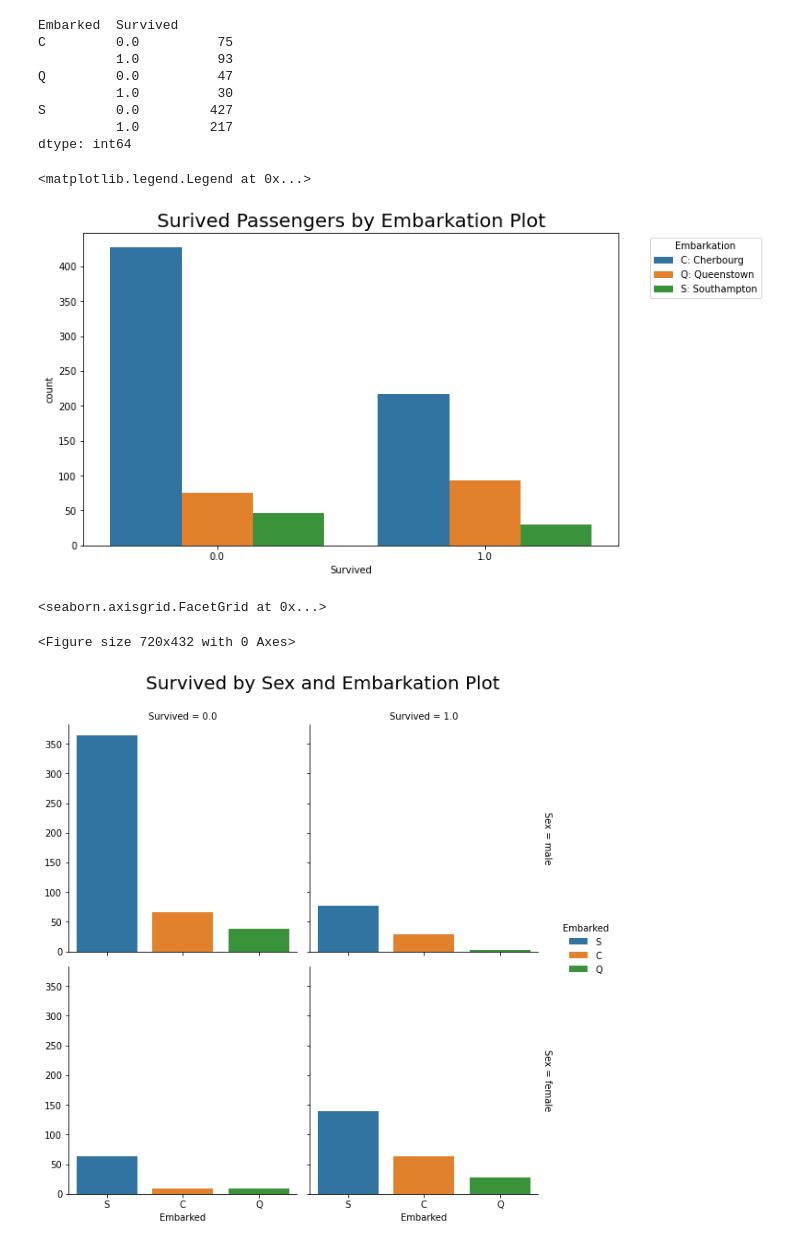
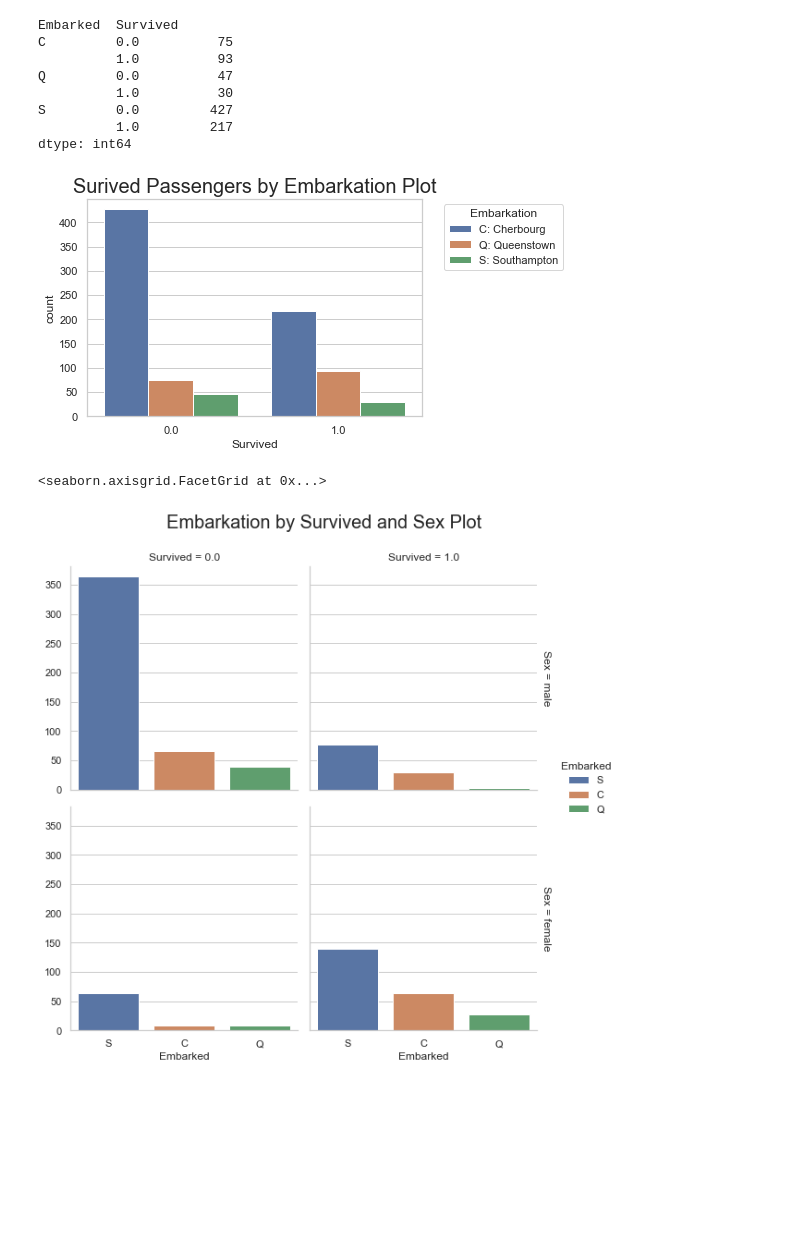
Before and after one commit to malabidi/Titanic, a Jupyter notebook: Titanic_predictions_jupyter_notebook.ipynb, the cells around one changed output. Drawn from its saved outputs; the diff is of its cells as text; code cells hidden in the pictures; blank space fills up the shorter version.

```diff
--- a/Titanic_predictions_jupyter_notebook.ipynb
+++ b/Titanic_predictions_jupyter_notebook.ipynb
@@ -149,4 +149,5 @@ dtype: int64
 plt.figure(figsize=(10,6))
 sns.countplot(x = "Survived", hue = "Pclass", data = df).set_title('Survived by Pclass Plot', fontsize=20)
 plt.legend(bbox_to_anchor=(1.05, 1), loc=2, borderaxespad=0.)
+sns.set_style("whitegrid")
 # %% [output]
@@ -157,4 +157,5 @@ plt.figure(figsize=(10,6))
 g = sns.FacetGrid(df, row='Sex', col="Survived", hue="Pclass", margin_titles=True, height=3, aspect=1)
 g.map(sns.countplot,"Pclass", order=[1,2,3])
 g.fig.suptitle('Survived plot by Sex and Plcass', y=1.05, fontsize=20)
+sns.set_style("whitegrid")
 # %% [output]
@@ -181,8 +181,9 @@ SibSp  Survived
 8      0.0           7
 dtype: int64
 # %%
-plt.figure(figsize=(10,6))
+plt.figure(figsize=(8,6))
 sns.countplot(x = "Survived", hue = "SibSp", data = df).set_title('Surived Passengers by number of Siblings Plot',
                                                                       fontsize=20)
 plt.legend(bbox_to_anchor=(1.05, 1), loc=2, borderaxespad=0.)
+sns.set_style("whitegrid")
 # %% [output]
@@ -191,8 +191,8 @@ plt.legend(bbox_to_anchor=(1.05, 1), loc=2, borderaxespad=0.)
 # %%
-plt.figure(figsize=(10,6))
 g = sns.FacetGrid(df, row='Sex', col="Survived", hue="SibSp", margin_titles=True, height=4, aspect=1)
 g.map(sns.countplot,"SibSp", order=[1,2,3,4,5,6,7,8])
 g.fig.suptitle('Survived by Sex and Plcass Plot', y=1.05, fontsize=20)
+sns.set_style("whitegrid")
 g.add_legend()
 # %% [output]
 <seaborn.axisgrid.FacetGrid at 0x...>
@@ -212,25 +211,23 @@ S         0.0         427
           1.0         217
 dtype: int64
 # %%
-plt.figure(figsize=(10,6))
 sns.countplot(x = "Survived", hue = "Embarked",
               data = df).set_title('Surived Passengers by Embarkation Plot', fontsize=20)
 plt.legend(bbox_to_anchor=(1.05, 1), title='Embarkation', loc='upper left',
            labels=['C: Cherbourg', 'Q: Queenstown', 'S: Southampton'])
+sns.set_style("whitegrid")
 # %% [output]
-<matplotlib.legend.Legend at 0x...>
-[figure, old version]
+[figure, new version]
 # %%
-plt.figure(figsize=(10,6))
 g = sns.FacetGrid(df, row='Sex', col="Survived", hue="Embarked", margin_titles=True, height=4, aspect=1)
 g.map(sns.countplot,"Embarked", order=['S','C','Q'])
-g.fig.suptitle('Survived by Sex and Embarkation Plot', y=1.05, fontsize=20)
+g.fig.suptitle('Embarkation by Survived and Sex Plot', y=1.05, fontsize=20)
+sns.set_style("whitegrid")
 g.add_legend()
 #d={'S': 'Southampton', 'C': 'Cherbourg', 'Q': 'Queenstown'}
 #g.add_legend(legend_data =d,title='Embarkation', label_order=['S','C','Q'])
 #legend_labels =['S: Southampton', 'C: Cherbourg', 'Q: Queenstown']
 # %% [output]
 <seaborn.axisgrid.FacetGrid at 0x...>
-<Figure size 720x432 with 0 Axes>
-[figure, old version]
+[figure, new version]
 # %%
```
Also changed, not shown: parts of 11 cells of this notebook.
